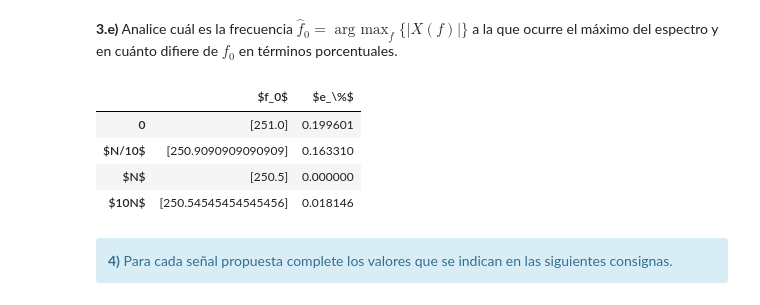
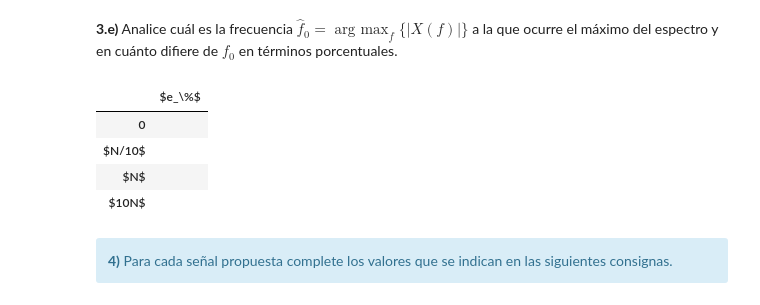
Before and after one commit to jbl95/testGit, a Jupyter notebook: TP1 - Muestreo de señales - Forurier.ipynb, the cells around one changed output. Saved outputs shown, nothing was run; the diff lists cells and outputs as text; code cells hidden in the pictures.

```diff
--- a/TP1 - Muestreo de señales - Forurier.ipynb
+++ b/TP1 - Muestreo de señales - Forurier.ipynb
@@ -491,48 +491,28 @@ plt.show()
 <b>Respuesta:</b> Al alargar el tiempo de duración de la señal agregando ceros al final de la misma se observa que al realizar la FFT en cada caso, el módulo de la señal resultante se va asemejando al módulo de una función sinc.
 # %% [markdown]
 **3.e)** Analice cuál es la frecuencia  $\hat{f}_0 = \mathop{arg\ max}_f \{\lvert X(f) \rvert \}$ a la que ocurre el máximo del espectro y en cuánto difiere de $f_0$ en términos porcentuales.
-# %%
-#######################################
-# Tu simulación que genere resultados #
-#######################################
-
-# Para cada módulo obtenido, encuentro el valor máximo.
-max_o = npy.max(mod_o)
-max1 = npy.max(mod1)
-max2 = npy.max(mod2)
-max3 = npy.max(mod3)
-
-#print('Valores máximos: ',maxO,max1,max2,max3)
-#print('Frecuencias: ',ff_o[mod_o == max_o],ff1[mod1 == max1],ff2[mod2 == max2],ff3[mod3 == max3])
-
-# Armo una lista de las frecuencias correspondientes al valor máximo.
-lista = [ff_o[mod_o == max_o],ff1[mod1 == max1],ff2[mod2 == max2],ff3[mod3 == max3]]
-porcentual = []
-f0 = 250.5
-
-for i in range(len(lista)):
-    x = npy.abs( (f0-lista[i]) * 100 / f0 )
-    porcentual.append(float(x)) # Aquí coloco las diferencias porcentuales de frecuencias.
-
-
-tus_resultados = [[ff_o[mod_o == max_o],porcentual[0]], # <-- acá debería haber numeritos :)
-                  [ff1[mod1 == max1],porcentual[1]],# <-- acá debería haber numeritos :)
-                  [ff2[mod2 == max2],porcentual[2]], # <-- acá debería haber numeritos :)
-                  [ff3[mod3 == max3],porcentual[3]],# <-- acá debería haber numeritos :)
-                 ]
-
-df = DataFrame(tus_resultados, columns=['$f_0$', '$e_\%$'],
-               index=['0',
-                      '$N/10$',
-                      '$N$',
-                      '$10N$'])
-HTML(df.to_html())
-# %% [output]
-|  | $f_0$ | $e_\%$ |
-| 0 | [251.0] | 0.199601 |
-| $N/10$ | [250.9090909090909] | 0.163310 |
-| $N$ | [250.5] | 0.000000 |
-| $10N$ | [250.54545454545456] | 0.018146 |
+# %%
+#######################################
+# Tu simulación que genere resultados #
+#######################################
+
+tus_resultados = ['', # <-- acá debería haber numeritos :)
+                  '', # <-- acá debería haber numeritos :)
+                  '', # <-- acá debería haber numeritos :)
+                  '' # <-- acá debería haber numeritos :)
+                 ]
+df = DataFrame(tus_resultados, columns=['$e_\%$'],
+               index=['0',
+                      '$N/10$',
+                      '$N$',
+                      '$10N$'])
+HTML(df.to_html())
+# %% [output]
+|  | $e_\%$ |
+| 0 |  |
+| $N/10$ |  |
+| $N$ |  |
+| $10N$ |  |
 # %% [markdown]
 <div class="alert alert-block alert-info">
 <b>4)</b>
```
